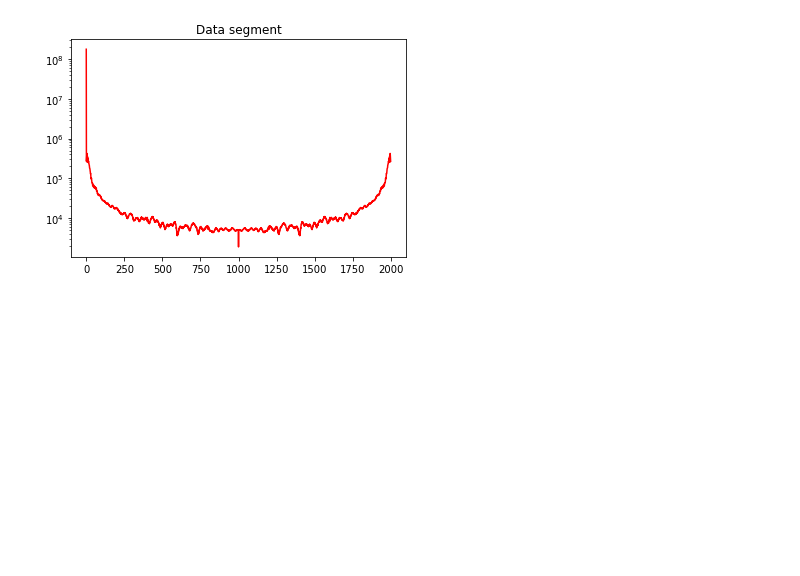
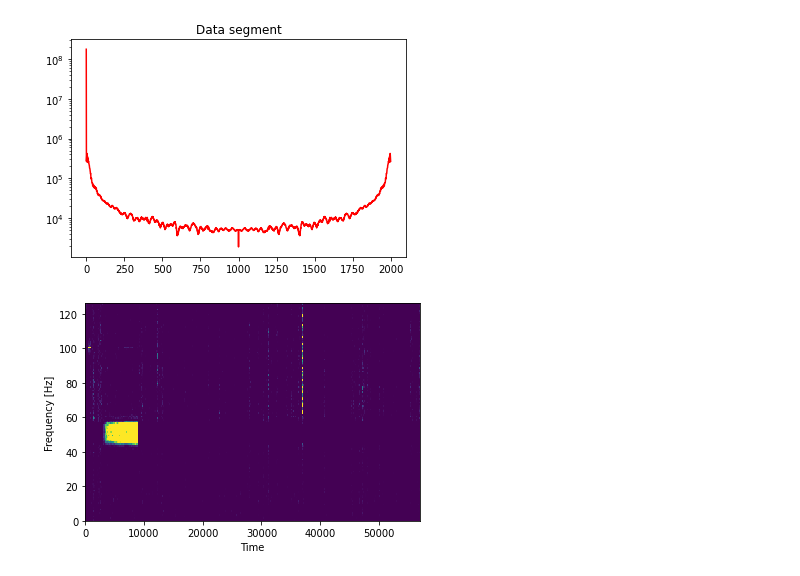
Before and after one commit to Aksel3007/Artefact_Detection, a Jupyter notebook: test_data.ipynb, the cells around one changed output. Cells and saved outputs as stored; diff of their text form; code cells hidden in the pictures; blank space fills up the shorter version.

Commit message:
first iteration spectro dataset

```diff
--- a/test_data.ipynb
+++ b/test_data.ipynb
@@ -127,3 +127,32 @@ filtered
 [figure]
 unfiltered
 [figure]
+# %%
+import numpy as np
+import mne
+import scipy.io as sio
+import hdf5storage
+import os
+import math
+from scipy import signal
+
+
+from scipy.fft import fftshift
+
+import matplotlib.pyplot as plt
+
+
+raw_data_dir = '../data'
+
+
+Sxx = np.load("../data/study_1A_mat_simple/S_01/night_1/spectrogram.npy")
+
+plt.pcolormesh(Sxx[22],norm=plt.Normalize(vmin=0, vmax=1))
+
+plt.ylabel('Frequency [Hz]')
+
+plt.xlabel('Time')
+
+plt.show()
+# %% [output]
+[figure, added]
```
Also changed, not shown: 11 other files.
